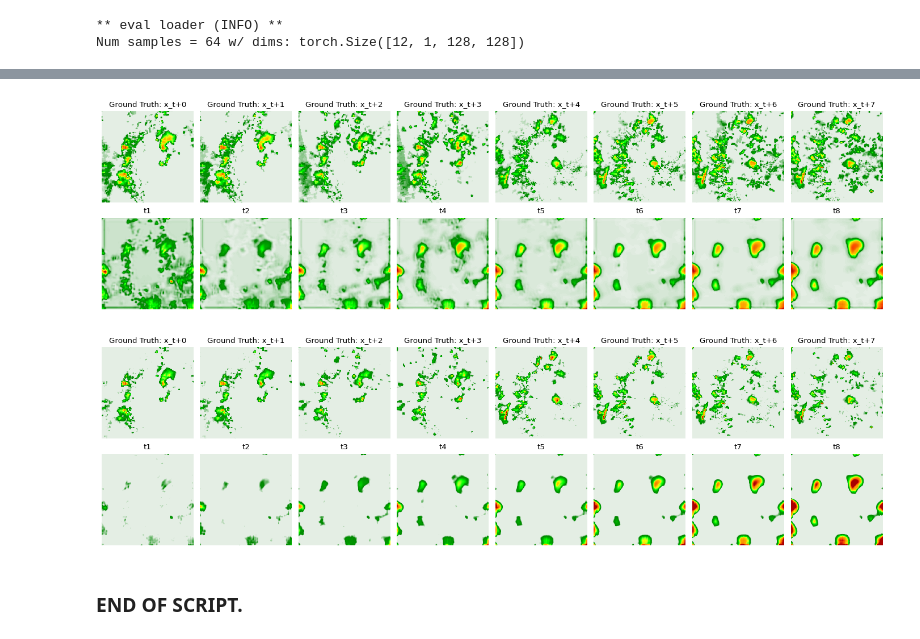
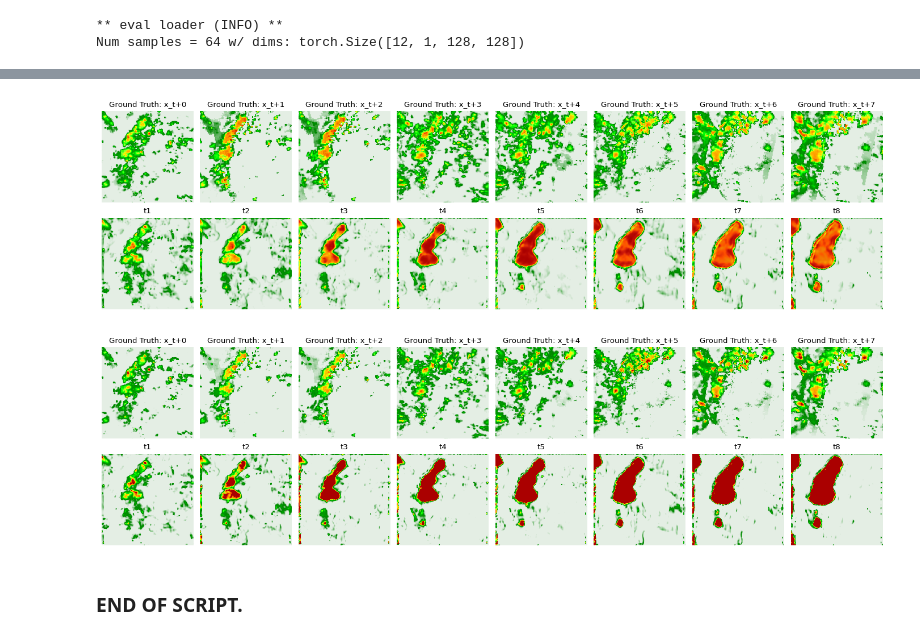
Before and after one commit to Dseal95/DYffcast, a Jupyter notebook: rainnow/notebooks/conv_lstm/convlstm_exploration.ipynb, the cells around one changed output, grey strips where cells are left out. Drawn from its saved outputs; the diff is of its cells as text; code cells hidden in the pictures.

Commit message:
adding updated and formatted ConvLSTM notebooks.

```diff
--- a/rainnow/notebooks/conv_lstm/convlstm_exploration.ipynb
+++ b/rainnow/notebooks/conv_lstm/convlstm_exploration.ipynb
@@ -241,0 +229,7 @@ def validate(
+# %%
+# load in a checkpoint.
+model_save_path = "convlstm-abcd1234.pt"  # (old best) LCB
+model.load_state_dict(
+    state_dict=torch.load(model_save_path, map_location=torch.device(device))["model_state_dict"]
+)
+model.train()
@@ -242,7 +254,8 @@ def validate(
 # %%
 ## ** training params 101 **
-n_epochs = 4
-optimizer = torch.optim.AdamW(model.parameters(), lr=3e-4, weight_decay=1e-5)
+n_epochs = 12
+optimizer = torch.optim.AdamW(model.parameters(), lr=7e-5, weight_decay=1e-2)
+scheduler = torch.optim.lr_scheduler.ReduceLROnPlateau(optimizer, mode="min", factor=0.1, patience=5)
 use_liveloss = True
 
 # model ckpt save path.
@@ -294,11 +307,14 @@ with tqdm(total=len(train_loader) * n_epochs, desc="Training", unit="batch") as
                     val_loss=val_loss,
                 )
 
+        if scheduler:
+            scheduler.step(train_losses[-1])
+
     # save the last epoch.
     save_checkpoint(
         model_weights=model.state_dict(),
         optimizer_info=optimizer.state_dict(),
-        model_save_path=model_save_path[:-3] + "_v2_last.pt",
+        model_save_path=model_save_path[:-3] + "_last.pt",
         epoch=i,
         train_loss=train_loss,
         val_loss=val_loss,
@@ -337,0 +356,21 @@ Num samples = 64 w/ dims: torch.Size([12, 1, 128, 128])
+# %%
+# load in the checkpoint + set to eval() mode.
+model_save_path = f"conv_lstm_hc_{''.join([str(i) for i in HIDDEN_CHANNELS])}_ks_{KERNEL_SIZE[0]}_oa_{str(OUTPUT_ACTIVATION)[:-2]}_dummy.pt"
+
+# ** BCE **
+# model_save_path = "conv_lstm_k34y14il.pt"  # BCE.
+# model_save_path = "convlstm-a8kwo8jx.pt"   # old.
+
+
+# ** LCB **
+# model_save_path = "convlstm-abcd1234.pt" # (old best) LCB
+# model_save_path = "conv_lstm_f1dlb0m7.pt"  # LCB 30E LCB
+# model_save_path = "conv_lstm_9h86gnt5.pt" # 10E large batch size LCB
+# model_save_path = "conv_lstm_wwj6eryz.pt" # recent 10E.
+# model_save_path = "conv_lstm_i93g6pzb.pt"
+
+
+model.load_state_dict(
+    state_dict=torch.load(model_save_path, map_location=torch.device(device))["model_state_dict"]
+)
+model.eval()
@@ -357,11 +414,11 @@ with torch.no_grad():
 # %%
 c = 0
 figsize = (14, 4)
-plot_params = {"cmap": rain_cmap, "vmin": 0.5, "vmax": 18}
+plot_params = {"cmap": rain_cmap, "vmin": 0.1, "vmax": 18}
 
-idx = 13
+idx = 32  # 19 is the paper case study image.
+
 targets, predictions = results[idx]
-
 targets = targets.cpu().detach()
 predictions = {k: v.cpu().detach() for k, v in predictions.items()}
 
@@ -371,34 +428,34 @@ preds_reversed = {k: pprocessor.reverse_processing(v) for k, v in predictions.it
 
 fig, axs = plt.subplots(2, targets.size(0), figsize=figsize)
 plt.rcParams.update(global_params)
 # plot ground truth in the 1st row.
 for j in range(targets.size(0)):
     axs[0, j].imshow(targets[j, c, ...], **{"cmap": rain_cmap})
     axs[0, j].set_title(f"Ground Truth: x_t+{j}")
 # plot predictions.
 for e, (k, pred) in enumerate(predictions.items()):
     axs[1, e].imshow(pred[0, c, :, :], **{"cmap": rain_cmap})
     axs[1, e].set_title(f"{k}")
 for ax in axs.flatten():
     ax.axis("off")
 plt.tight_layout()
 
 # raw scale.
 fig, axs = plt.subplots(2, targets.size(0), figsize=figsize)
 plt.rcParams.update(global_params)
 # plot ground truth in the 1st row.
 for j in range(targets.size(0)):
     axs[0, j].imshow(target_reversed[j, c, ...], **plot_params)
     axs[0, j].set_title(f"Ground Truth: x_t+{j}")
 # plot predictions.
 for e, (k, pred) in enumerate(preds_reversed.items()):
     axs[1, e].imshow(pred[0, c, :, :], **plot_params)
     axs[1, e].set_title(f"{k}")
 for ax in axs.flatten():
     ax.axis("off")
 plt.tight_layout()
 # %% [output]
-[figure, old version]
+[figure, new version]
-[figure, old version]
+[figure, new version]
 # %% [markdown]
 ### END OF SCRIPT.
```
Also changed, not shown: parts of 19 cells of this notebook, 3 other files.
